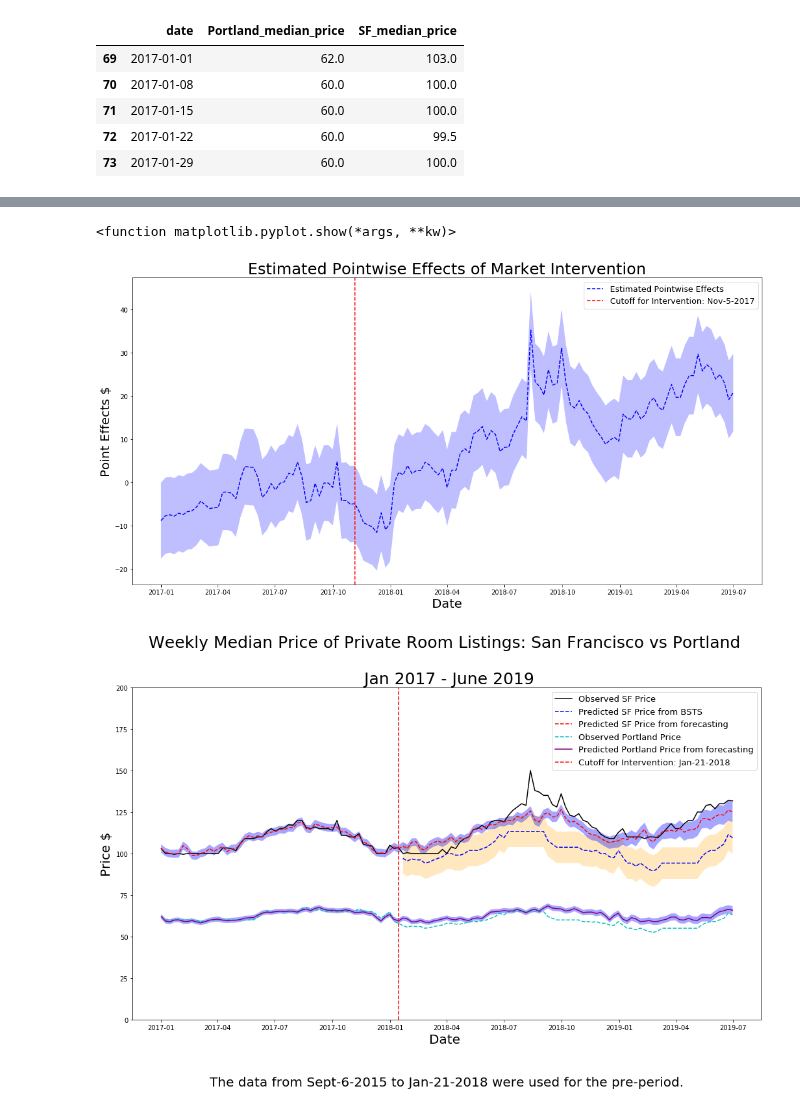
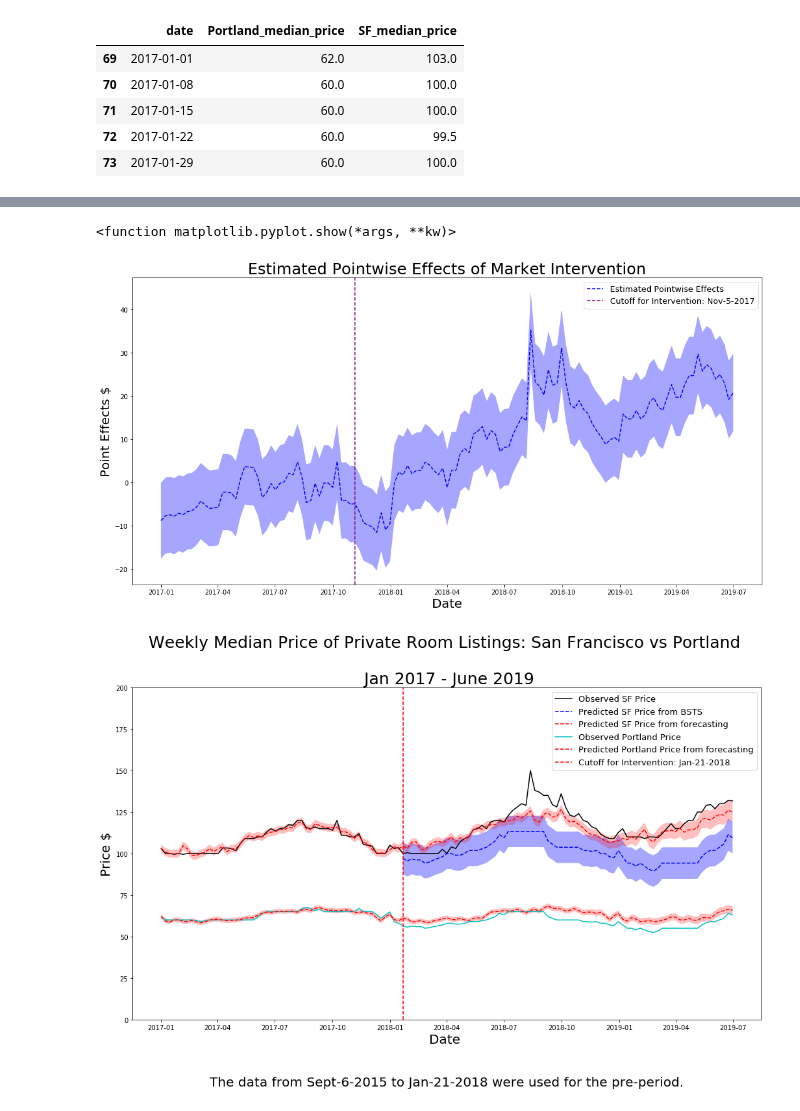
Before and after one commit to karensheng/Airbnb_Regulation, a Jupyter notebook: notebooks/Combining the charts.ipynb, the cells around one changed output, grey strips where cells are left out. Cells and saved outputs as stored; diff of their text form; code cells hidden in the pictures.

Commit message:
updated charts

```diff
--- a/notebooks/Combining the charts.ipynb
+++ b/notebooks/Combining the charts.ipynb
@@ -246,8 +242,8 @@ plt.fill_between(ci_nov2017['date'],ci_nov2017['point_effects_lower'],\
                  ci_nov2017['point_effects_upper'], \
                 facecolor = 'blue',
                 interpolate = 'True',
-                alpha = 0.25)
-plt.axvline(x= datetime.date(2017,11,5), color = 'red', \
+                alpha = 0.35)
+plt.axvline(x= datetime.date(2017,11,5), color = 'purple', \
             linestyle='--',label='Cutoff for Intervention: Nov-5-2017')
 plt.xlabel('Date', fontsize=20)
 plt.ylabel('Point Effects $', fontsize=20)
@@ -259,7 +255,7 @@ plt.savefig('../images/point effects_nov2017.png')
 plt.show
 # %% [output]
 <function matplotlib.pyplot.show(*args, **kw)>
-[figure, old version]
+[figure, new version]
 # %%
 # Inferences from CausalImpact
 
@@ -291,9 +287,9 @@ sns.lineplot(x= 'date', y='post_preds', data = ci_jan2018, color = 'b', \
 ax.lines[1].set_linestyle("--")
 
 plt.fill_between(ci_jan2018['date'],ci_jan2018['post_preds_lower'], ci_jan2018['post_preds_upper'],
-                facecolor = 'orange',
+                facecolor = 'blue',
                 interpolate = 'True',
-                alpha = 0.25)
+                alpha = 0.35)
 
 sns.lineplot(x = 'ds', y = 'yhat', data = forecast_jan2018, color = 'red', \
              label = 'Predicted SF Price from forecasting')
@@ -301,41 +297,41 @@ ax.lines[2].set_linestyle("--")
 
 plt.fill_between(forecast_jan2018['ds'],forecast_jan2018['yhat_lower'],
                  forecast_jan2018['yhat_upper'],
-                facecolor = 'blue',
+                facecolor = 'red',
                 interpolate = 'True',
-                alpha = 0.35)
+                alpha = 0.25)
 
 
 
 sns.lineplot(x= 'date', y='Portland_median_price', data = price, color='c',\
              label = "Observed Portland Price")
 sns.lineplot(x = 'ds', y='yhat', data = forecast_jan2018_portland,
-             color = 'purple', \
+             color = 'red', \
              label = 'Predicted Portland Price from forecasting')
-ax.lines[3].set_linestyle("--")
+ax.lines[4].set_linestyle("--")
 
 plt.fill_between(forecast_jan2018_portland['ds'],forecast_jan2018_portland['yhat_lower'],
                  forecast_jan2018_portland['yhat_upper'],
-                facecolor = 'blue',
+                facecolor = 'red',
                 interpolate = 'True',
-                alpha = 0.35)
+                alpha = 0.25)
 
 
-plt.axvline(x= datetime.date(2018,1,14), color = 'red', linestyle='--',label='Cutoff for Intervention: Jan-21-2018')
+plt.axvline(x= datetime.date(2018,1,21), color = 'red', linestyle='--',label='Cutoff for Intervention: Jan-21-2018')
 
 
 ax.set_ylim(0,200)
 plt.xlabel("Date \n\n\nThe data from Sept-6-2015 to Jan-21-2018 were used for the pre-period.", fontsize=20)
 plt.ylabel("Price $", fontsize=20)
 plt.title("Weekly Median Price of Private Room Listings: San Francisco vs Portland \n \n Jan 2017 - June 2019", fontsize = 25)
 plt.legend(loc=1, prop={'size': 13})
 
 xfmt = mdates.DateFormatter('%m-%d-%y')
 
 plt.tight_layout()
 plt.savefig('../images/CI_Forecast_Combined_Jan2018.png')
 # %% [output]
-[figure, old version]
+[figure, new version]
 # %%
 fig, ax = plt.subplots(1,figsize = (15,8))
 
```
Also changed, not shown: parts of 5 cells of this notebook, 7 other files.
